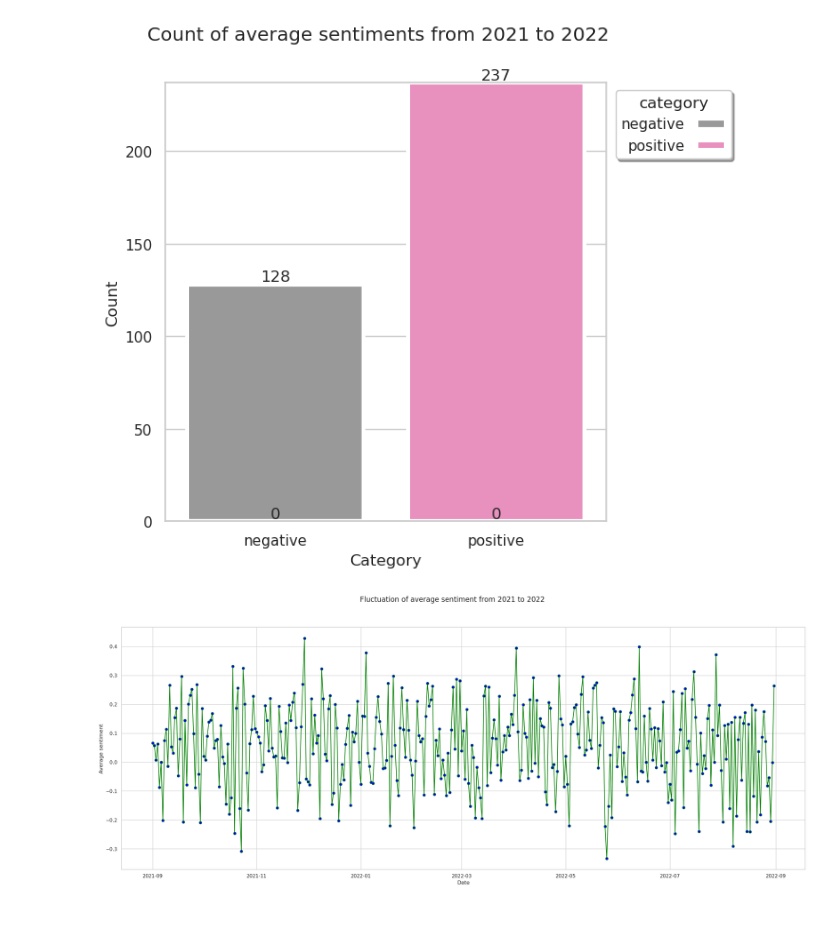
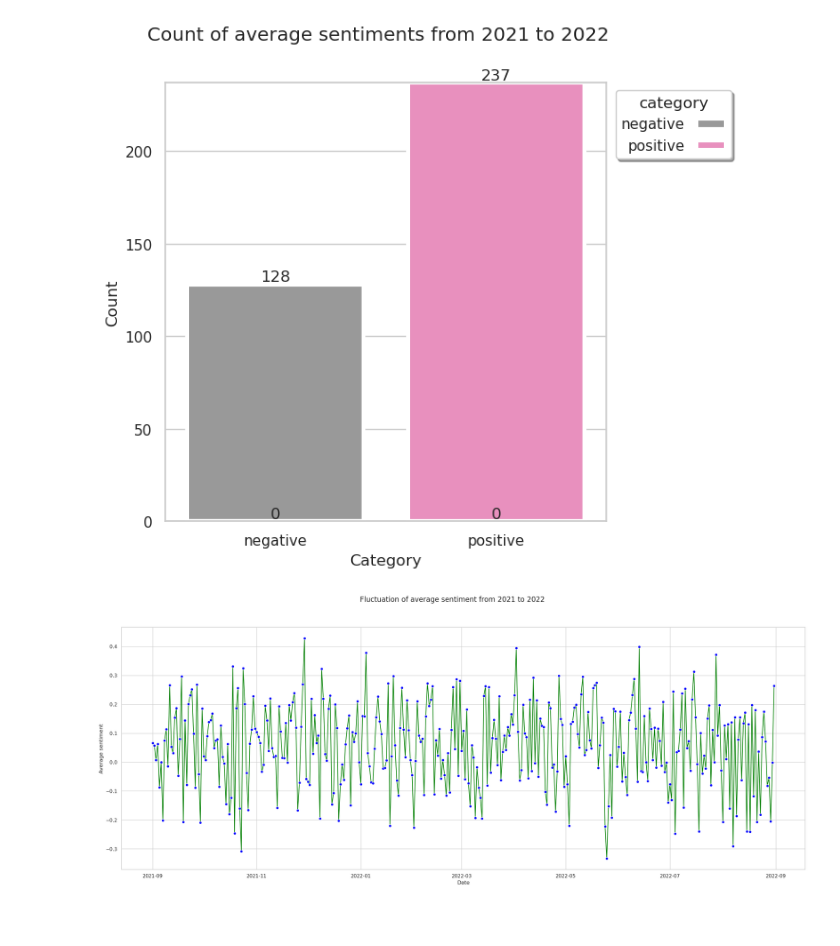
Before and after one commit to alecfei/sentiment-analysis-climate-change, a Jupyter notebook: data processing and analysing/data analysis.ipynb, the cells around one changed output. Drawn from its saved outputs; the diff is of its cells as text; code cells hidden in the pictures.

Commit message:
change and add visualisation

```diff
--- a/data processing and analysing/data analysis.ipynb
+++ b/data processing and analysing/data analysis.ipynb
@@ -260,20 +259,19 @@ plt.show()
 # %%
 # Visualise the average sentiment change over time
 fig, axes = plt.subplots(figsize=(28, 10))
 fig.suptitle("Fluctuation of average sentiment from 2021 to 2022", fontsize=16)
 
-axes.plot(sentiment_final["date"], sentiment_final["average sentiment"],
-          marker="o", linestyle="-",
-          color="green", markerfacecolor="blue")
+sns.set_theme(style="whitegrid")
+
+sns.lineplot(data=sentiment_final, x="date", y="average sentiment",
+             marker="o", linestyle="-", color="green", markerfacecolor="blue")
 
 axes.set_xlabel("Date")
 axes.set_ylabel("Average sentiment")
 
-axes.grid(True)
-
 plt.show()
 # %% [output]
-[figure, old version]
+[figure, new version]
 # %% [markdown]
 <br>
 # %% [markdown]
```
Also changed, not shown: parts of 7 cells of this notebook, 4 other files.
